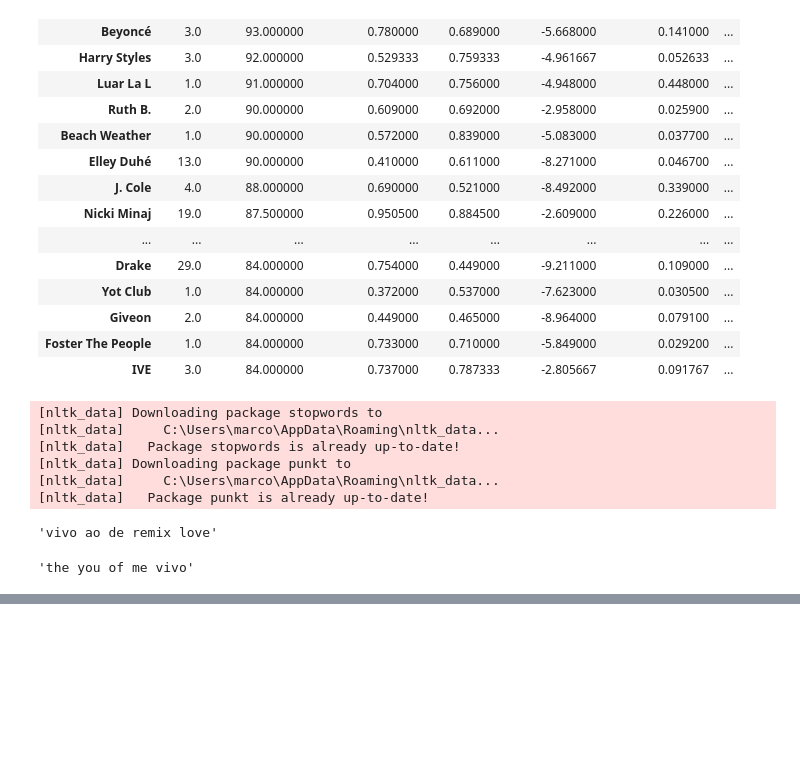
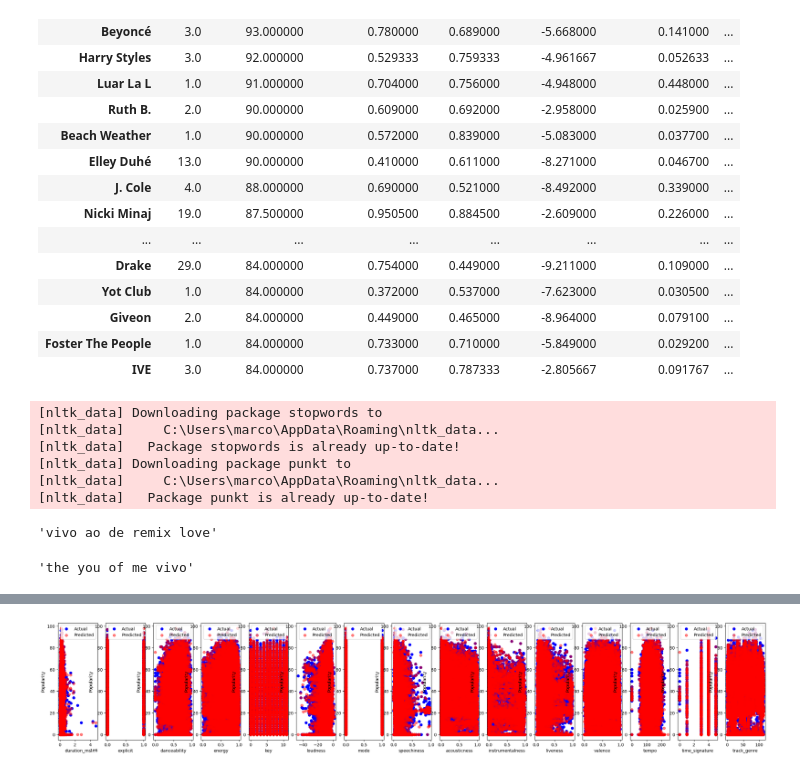
Before and after one commit to MarekPrzydanek/PythonProjekt, a Jupyter notebook: src/main.ipynb, the cells around one changed output, grey strips where cells are left out. Cells and saved outputs as stored; diff of their text form; code cells hidden in the pictures; blank space fills up the shorter version.

```diff
--- a/src/main.ipynb
+++ b/src/main.ipynb
@@ -484,3 +482,24 @@ song_title
+# %%
+#8.Zastosowanie alternatywnych klasyfikatorów i parametrów (fine tuning)
+from sklearn.ensemble import RandomForestClassifier
+
+model = RandomForestClassifier(n_estimators=100, random_state=42)
+model.fit(X_train, y_train)
+
+y_pred = model.predict(X_test)
+
+fig, axes = plt.subplots(nrows=1, ncols=len(X.columns), figsize=(30, 5))
+
+for i, column in enumerate(X.columns):
+    axes[i].scatter(X_test[column], y_test, color='blue', label='Actual')
+    axes[i].scatter(X_test[column], y_pred, alpha=.5, color='red', label='Predicted')
+    axes[i].set_xlabel(column)
+    axes[i].set_ylabel('Popularity')
+    axes[i].legend()
+
+plt.show()
+# %% [output]
+[figure, added]
 # %% [markdown]
 ## **Podsumowanie**
 Źródło danych:  [Spotify Tracks Dataset](https://www.kaggle.com/datasets/maharshipandya/-spotify-tracks-dataset)
```
Also changed, not shown: parts of 2 cells of this notebook.
